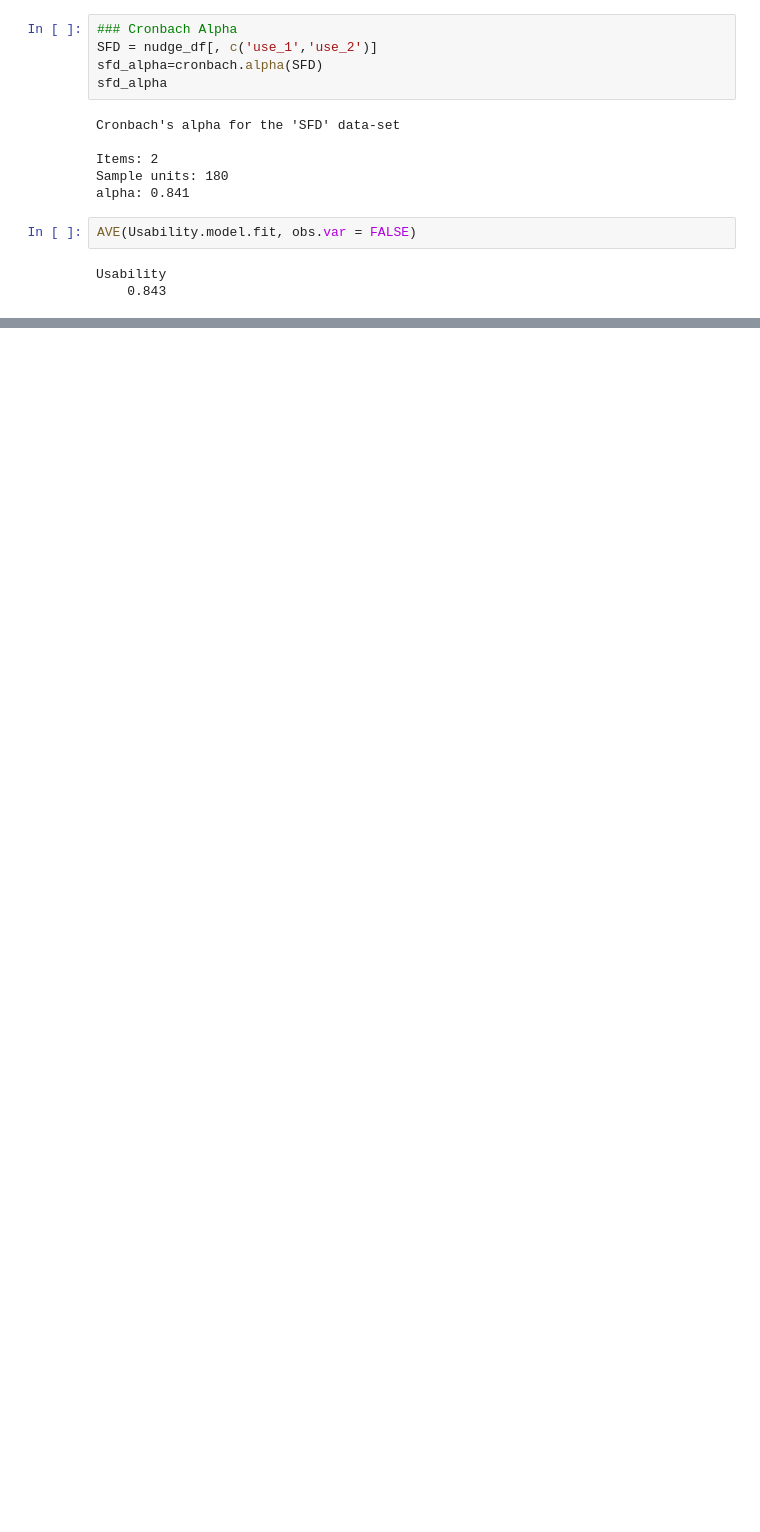
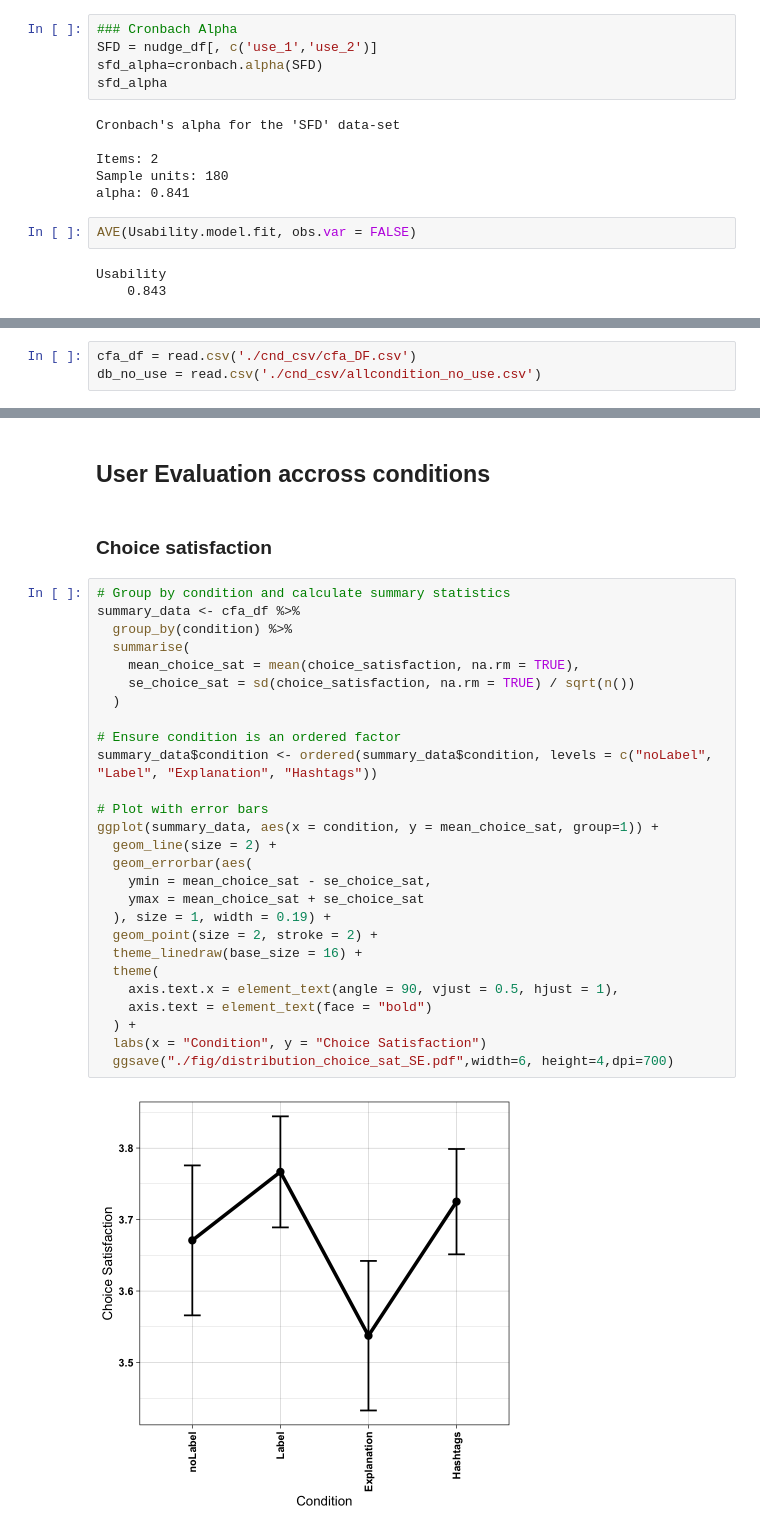
Before and after one commit to ayoubGL/UMAP_25_LLMS_Hash, a Jupyter notebook: Data_Analysis/DA_Umap25_R.ipynb, the cells around one changed output, grey strips where cells are left out. Drawn from its saved outputs; the diff is of its cells as text; blank space fills up the shorter version.

```diff
--- a/Data_Analysis/DA_Umap25_R.ipynb
+++ b/Data_Analysis/DA_Umap25_R.ipynb
@@ -744,0 +734,3 @@ Usability
+# %%
+cfa_df = read.csv('./cnd_csv/cfa_DF.csv')
+db_no_use = read.csv('./cnd_csv/allcondition_no_use.csv')
@@ -744,0 +888,33 @@ Usability
+# %% [markdown]
+## User Evaluation accross conditions
+# %% [markdown]
+### Choice satisfaction
+# %%
+# Group by condition and calculate summary statistics
+summary_data <- cfa_df %>%
+  group_by(condition) %>%
+  summarise(
+    mean_choice_sat = mean(choice_satisfaction, na.rm = TRUE),
+    se_choice_sat = sd(choice_satisfaction, na.rm = TRUE) / sqrt(n())
+  )
+
+# Ensure condition is an ordered factor
+summary_data$condition <- ordered(summary_data$condition, levels = c("noLabel", "Label", "Explanation", "Hashtags"))
+
+# Plot with error bars
+ggplot(summary_data, aes(x = condition, y = mean_choice_sat, group=1)) +
+  geom_line(size = 2) +
+  geom_errorbar(aes(
+    ymin = mean_choice_sat - se_choice_sat,
+    ymax = mean_choice_sat + se_choice_sat
+  ), size = 1, width = 0.19) +
+  geom_point(size = 2, stroke = 2) +
+  theme_linedraw(base_size = 16) +
+  theme(
+    axis.text.x = element_text(angle = 90, vjust = 0.5, hjust = 1),
+    axis.text = element_text(face = "bold")
+  ) +
+  labs(x = "Condition", y = "Choice Satisfaction")
+  ggsave("./fig/distribution_choice_sat_SE.pdf",width=6, height=4,dpi=700)
+# %% [output]
+[figure, added]
```
Also changed, not shown: parts of 48 cells of this notebook, 24 other files.
